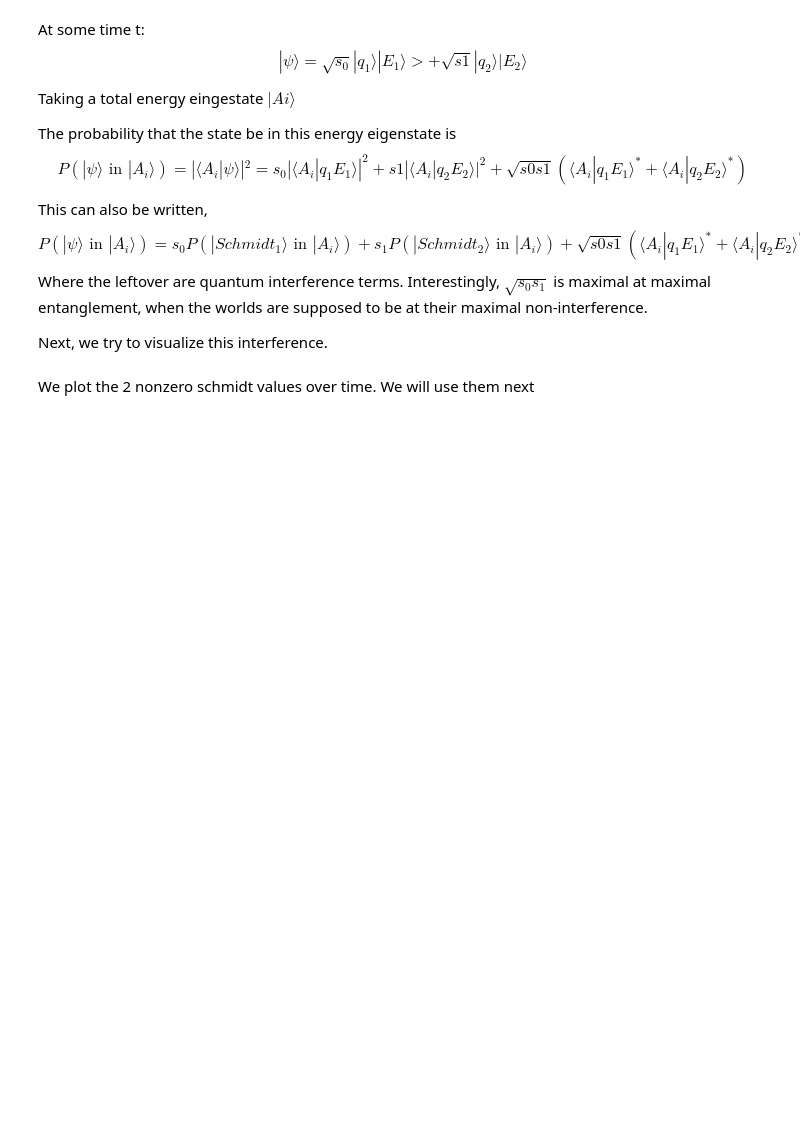
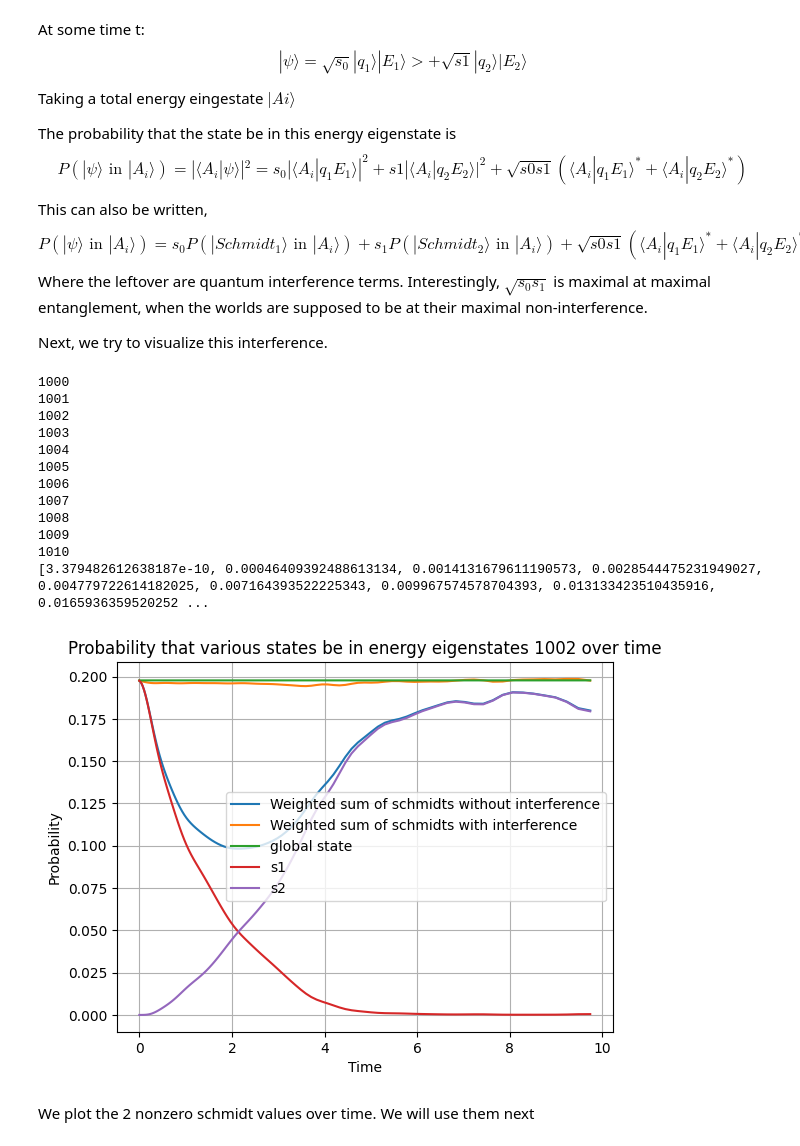
Before and after one commit to MarinAndreGirard/Quantum_Branching, a Jupyter notebook: weight_conservation.ipynb, the cells around one changed output. Cells and saved outputs as stored; diff of their text form; code cells hidden in the pictures; blank space fills up the shorter version.

Commit message:
Worked on looking at interference long term. put interf graph in a function

```diff
--- a/weight_conservation.ipynb
+++ b/weight_conservation.ipynb
@@ -43,3 +44,21 @@ eigenenergies_total, eigenstates_total = H_total.eigenstates()
+# %%
+# REMOVE AFTER TEST
+
+interference_plot(result, H_total, tlist, 1000,1010)
+# %% [output]
+1000
+1001
+1002
+1003
+1004
+1005
+1006
+1007
+1008
+1009
+1010
+[3.379482612638187e-10, 0.00046409392488613134, 0.0014131679611190573, 0.0028544475231949027, 0.004779722614182025, 0.007164393522225343, 0.009967574578704393, 0.013133423510435916, 0.0165936359520252 ...
+[figure, added]
 # %% [markdown]
 We plot the 2 nonzero schmidt values over time. We will use them next
 # %%
```
Also changed, not shown: parts of 2 cells of this notebook, 2 other files.
